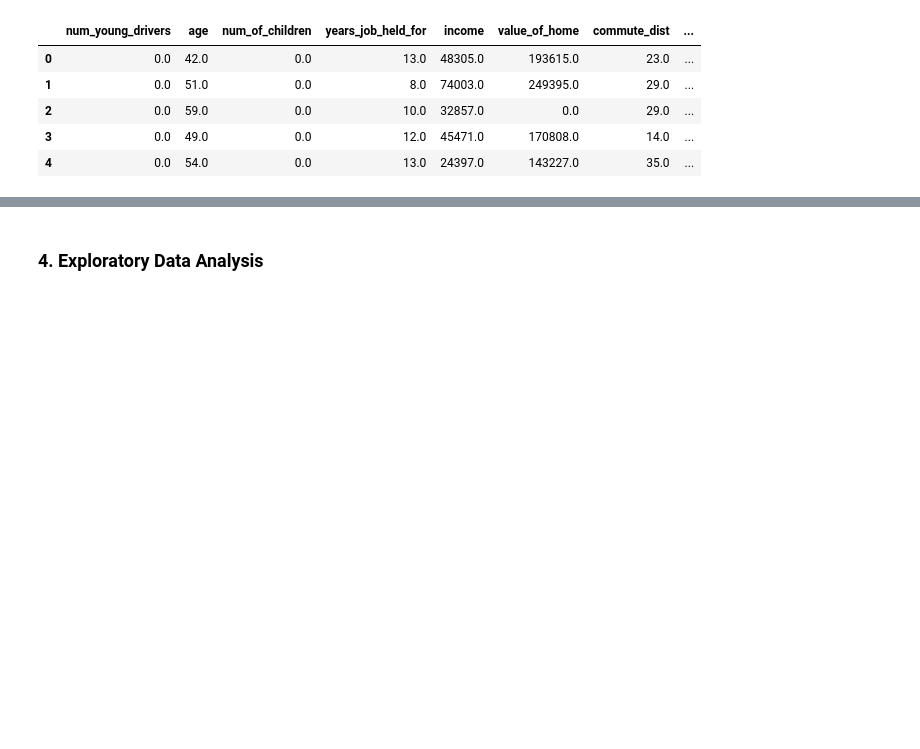
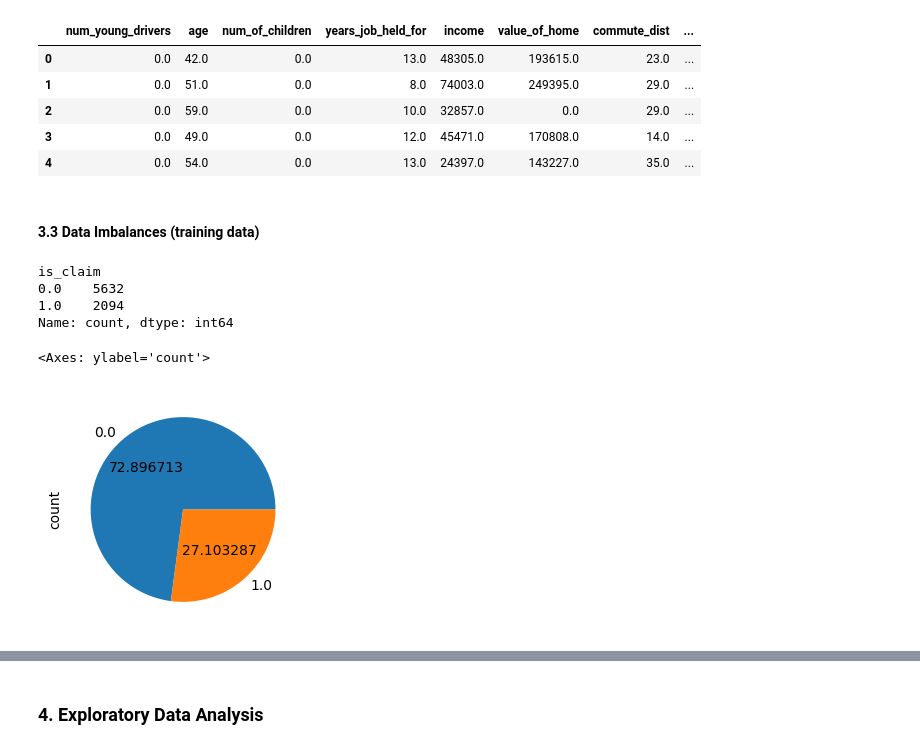
Before and after one commit to rnandi11/insurance_claims_ML, a Jupyter notebook: Insurance_data.ipynb, the cells around one changed output, grey strips where cells are left out. Cells and saved outputs as stored; diff of their text form; code cells hidden in the pictures; blank space fills up the shorter version.

```diff
--- a/Insurance_data.ipynb
+++ b/Insurance_data.ipynb
@@ -488,3 +489,19 @@ test_df_encoded.head()
 #test_df_encoded.info()
 X_test_encoded=test_df_encoded.drop(['is_claim'],axis=1)
 y_test_encoded=test_df_encoded['is_claim']
+# %% [markdown]
+#### 3.3 Data Imbalances (training data) ####
+# %%
+### check for data imbalances ###
+
+plt.figure(figsize=(4,3))
+
+print(y_train_encoded.value_counts())
+y_train_encoded.value_counts().plot.pie(autopct='%2f')
+# %% [output]
+is_claim
+0.0    5632
+1.0    2094
+Name: count, dtype: int64
+<Axes: ylabel='count'>
+[figure, added]
```
Also changed, not shown: parts of 28 cells of this notebook, 1 other file.
